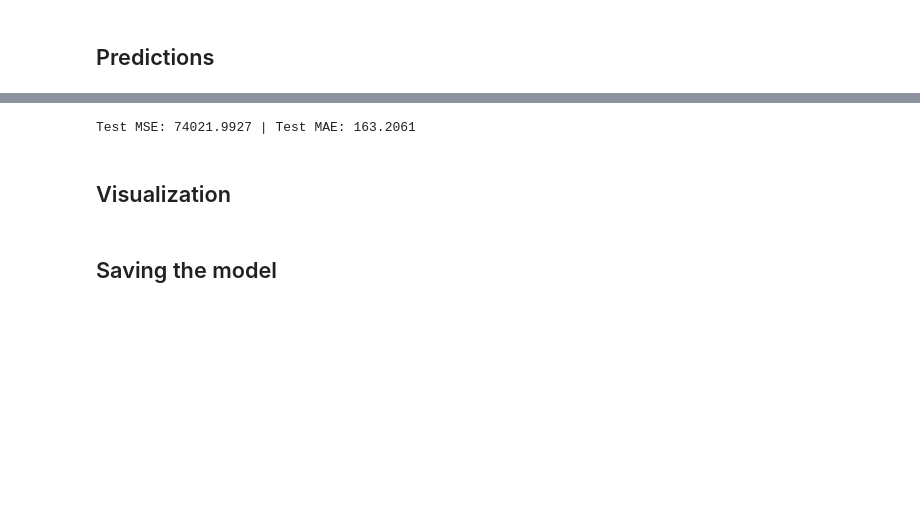
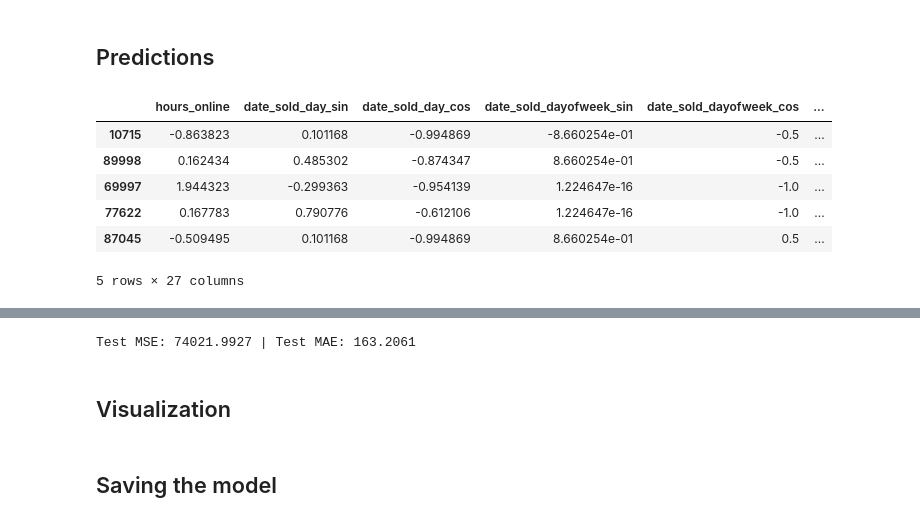
Before and after one commit to piotrlaczkowski/dex_pytorch, a Jupyter notebook: train.ipynb, the cells around one changed output, grey strips where cells are left out. Saved outputs shown, nothing was run; the diff lists cells and outputs as text; code cells hidden in the pictures; blank space fills up the shorter version.

```diff
--- a/train.ipynb
+++ b/train.ipynb
@@ -172 +156,12 @@ Global seed set to 42
+# %%
+pred_df = tabular_model.predict(df_test)
+pred_df.head()
+# %% [output]
+|  | hours_online | date_sold_day_sin | date_sold_day_cos | date_sold_dayofweek_sin | date_sold_dayofweek_cos | ... |
+| 10715 | -0.863823 | 0.101168 | -0.994869 | -8.660254e-01 | -0.5 | ... |
+| 89998 | 0.162434 | 0.485302 | -0.874347 | 8.660254e-01 | -0.5 | ... |
+| 69997 | 1.944323 | -0.299363 | -0.954139 | 1.224647e-16 | -1.0 | ... |
+| 77622 | 0.167783 | 0.790776 | -0.612106 | 1.224647e-16 | -1.0 | ... |
+| 87045 | -0.509495 | 0.101168 | -0.994869 | 8.660254e-01 | 0.5 | ... |
+5 rows × 27 columns
 # %%
```
Also changed, not shown: parts of 9 cells of this notebook, 2 other files.
